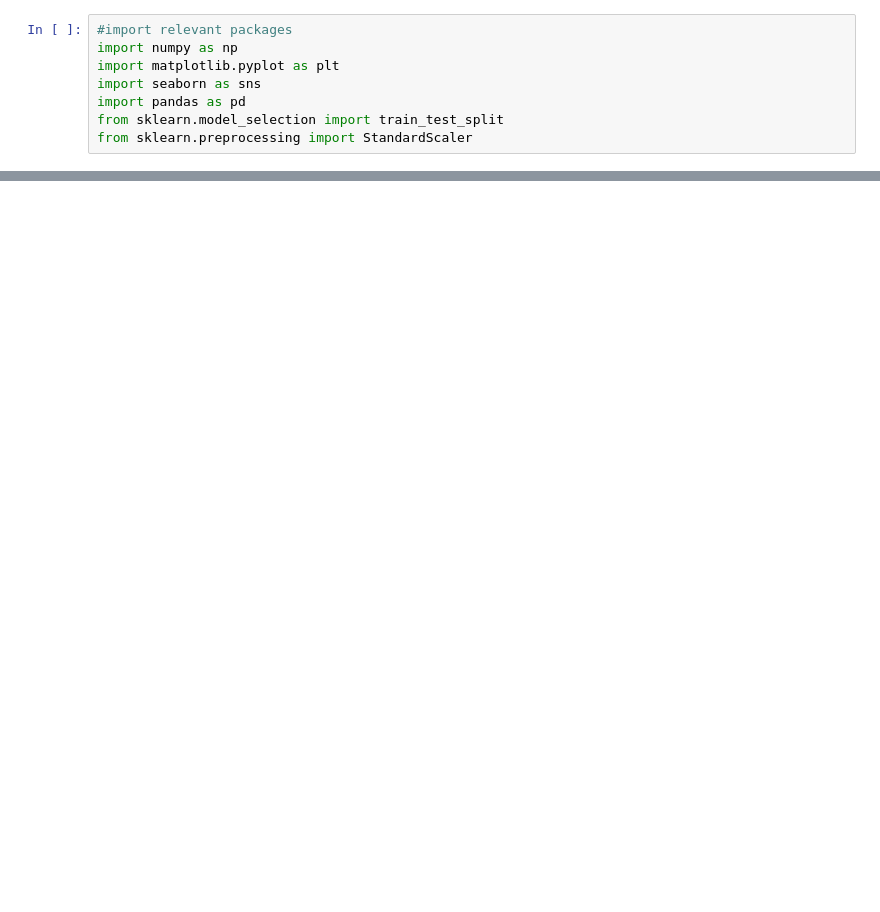
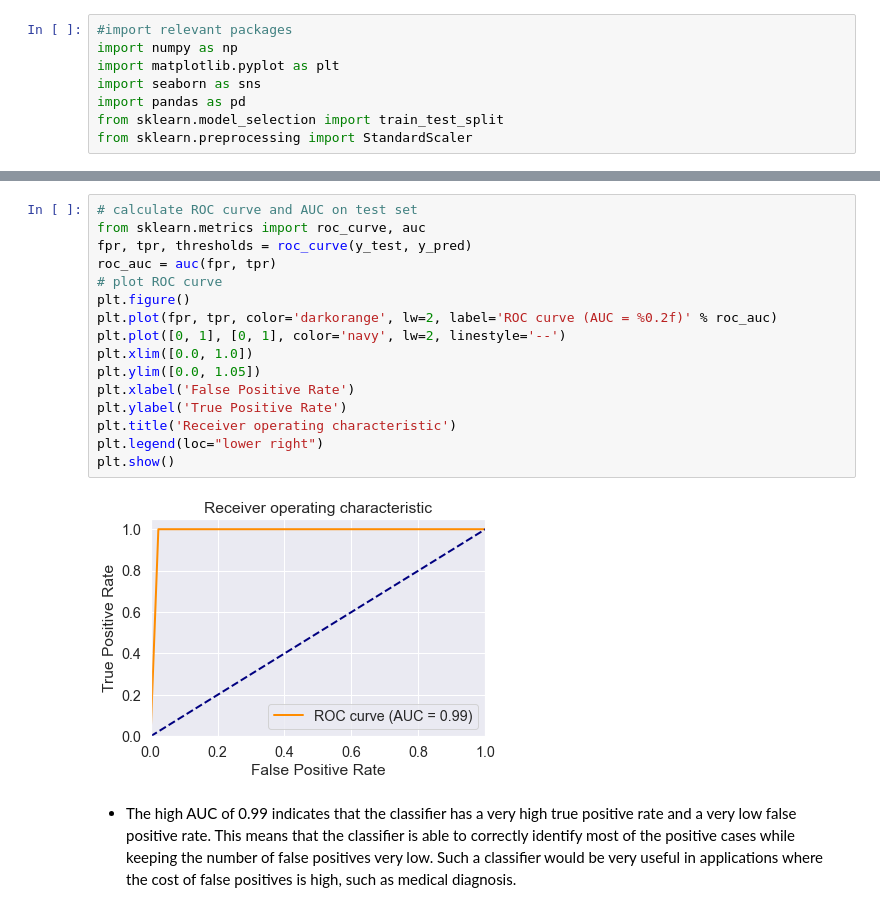
Before and after one commit to kashifliaqat/Data_Science_and_Machine-Learning, a Jupyter notebook: Supervised_Learning/4_Logistic_Regression/logistic_regression.ipynb, the cells around one changed output, grey strips where cells are left out. Saved outputs shown, nothing was run; the diff lists cells and outputs as text; blank space fills up the shorter version.

```diff
--- a/Supervised_Learning/4_Logistic_Regression/logistic_regression.ipynb
+++ b/Supervised_Learning/4_Logistic_Regression/logistic_regression.ipynb
@@ -123,0 +277,20 @@ Confusion matrix:
+# %%
+# calculate ROC curve and AUC on test set
+from sklearn.metrics import roc_curve, auc
+fpr, tpr, thresholds = roc_curve(y_test, y_pred)
+roc_auc = auc(fpr, tpr)
+# plot ROC curve
+plt.figure()
+plt.plot(fpr, tpr, color='darkorange', lw=2, label='ROC curve (AUC = %0.2f)' % roc_auc)
+plt.plot([0, 1], [0, 1], color='navy', lw=2, linestyle='--')
+plt.xlim([0.0, 1.0])
+plt.ylim([0.0, 1.05])
+plt.xlabel('False Positive Rate')
+plt.ylabel('True Positive Rate')
+plt.title('Receiver operating characteristic')
+plt.legend(loc="lower right")
+plt.show()
+# %% [output]
+[figure, added]
+# %% [markdown]
+- The high AUC of 0.99 indicates that the classifier has a very high true positive rate and a very low false positive rate. This means that the classifier is able to correctly identify most of the positive cases while keeping the number of false positives very low. Such a classifier would be very useful in applications where the cost of false positives is high, such as medical diagnosis.
```
Also changed, not shown: parts of 22 cells of this notebook, 1 other file.
